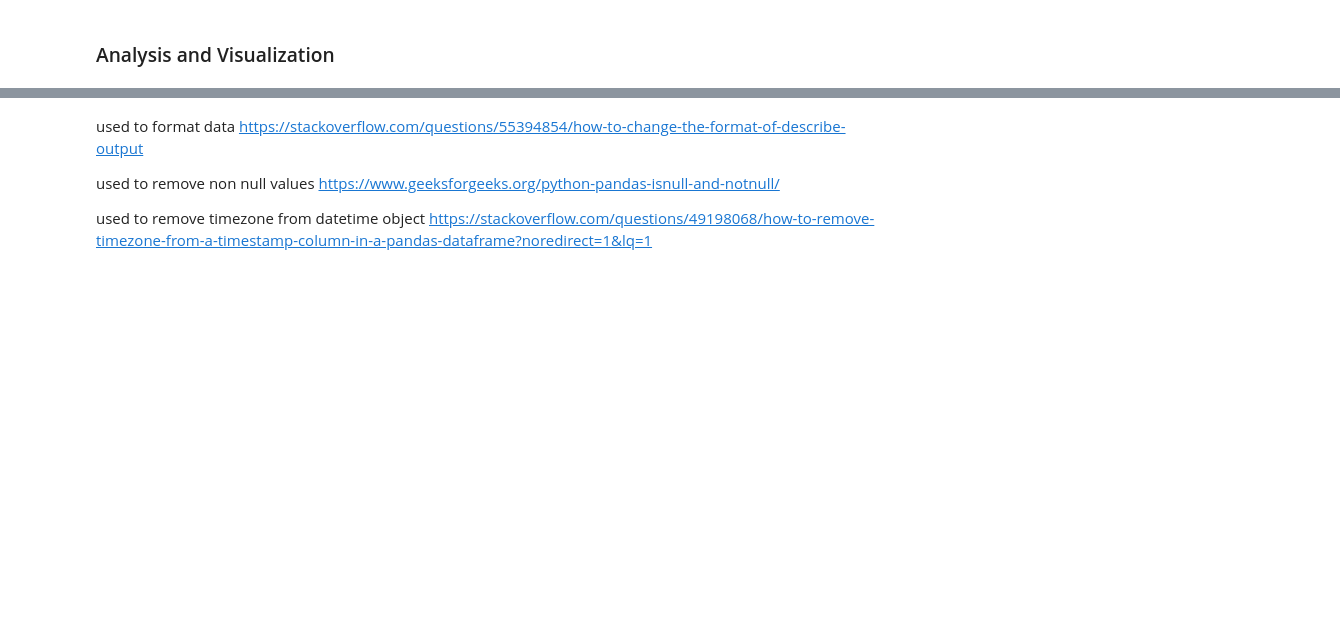
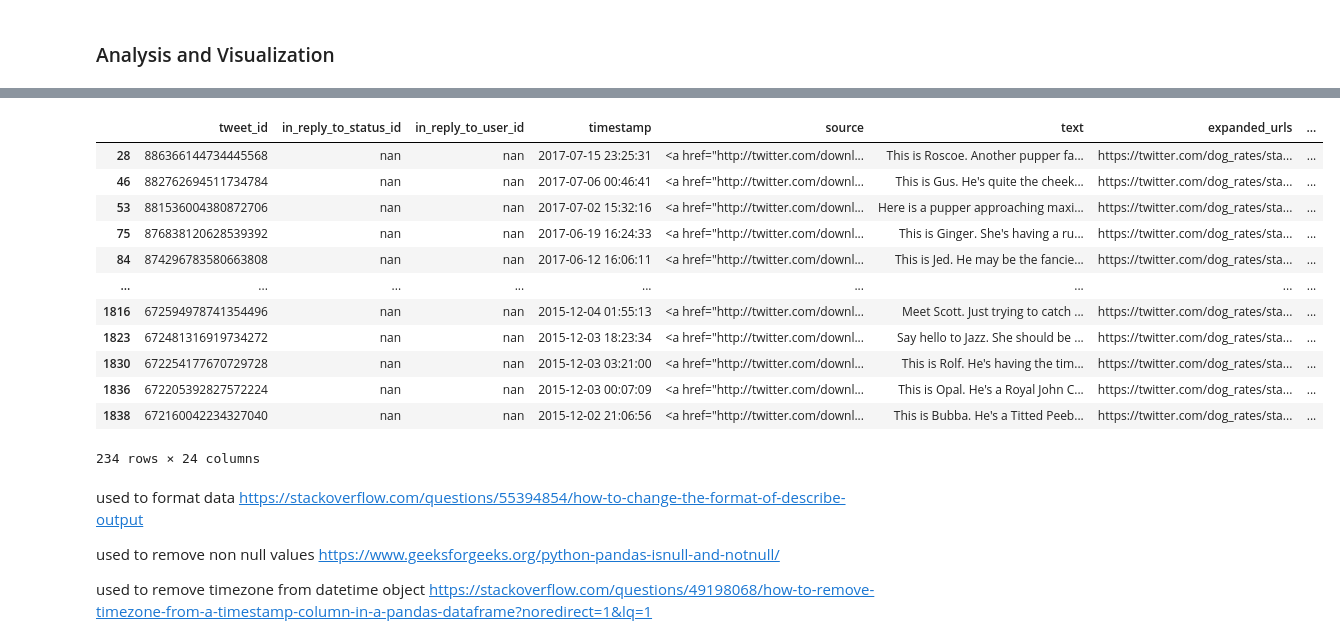
Before and after one commit to PhilipKarns/we_rate_dogs, a Jupyter notebook: wrangle_act.ipynb, the cells around one changed output, grey strips where cells are left out. Cells and saved outputs as stored; diff of their text form; code cells hidden in the pictures; blank space fills up the shorter version.

```diff
--- a/wrangle_act.ipynb
+++ b/wrangle_act.ipynb
@@ -706,3 +816,19 @@ twitter_archive_clean.to_csv('twitter_archive_master.txt', index=False)
+# %%
+twitter_archive_clean.query('dog_stage == "pupper"')
+# %% [output]
+|  | tweet_id | in_reply_to_status_id | in_reply_to_user_id | timestamp | source | text | expanded_urls | ... |
+| 28 | 886366144734445568 | nan | nan | 2017-07-15 23:25:31 | <a href="http://twitter.com/downl... | This is Roscoe. Another pupper fa... | https://twitter.com/dog_rates/sta... | ... |
+| 46 | 882762694511734784 | nan | nan | 2017-07-06 00:46:41 | <a href="http://twitter.com/downl... | This is Gus. He's quite the cheek... | https://twitter.com/dog_rates/sta... | ... |
+| 53 | 881536004380872706 | nan | nan | 2017-07-02 15:32:16 | <a href="http://twitter.com/downl... | Here is a pupper approaching maxi... | https://twitter.com/dog_rates/sta... | ... |
+| 75 | 876838120628539392 | nan | nan | 2017-06-19 16:24:33 | <a href="http://twitter.com/downl... | This is Ginger. She's having a ru... | https://twitter.com/dog_rates/sta... | ... |
+| 84 | 874296783580663808 | nan | nan | 2017-06-12 16:06:11 | <a href="http://twitter.com/downl... | This is Jed. He may be the fancie... | https://twitter.com/dog_rates/sta... | ... |
+| ... | ... | ... | ... | ... | ... | ... | ... | ... |
+| 1816 | 672594978741354496 | nan | nan | 2015-12-04 01:55:13 | <a href="http://twitter.com/downl... | Meet Scott. Just trying to catch ... | https://twitter.com/dog_rates/sta... | ... |
+| 1823 | 672481316919734272 | nan | nan | 2015-12-03 18:23:34 | <a href="http://twitter.com/downl... | Say hello to Jazz. She should be ... | https://twitter.com/dog_rates/sta... | ... |
+| 1830 | 672254177670729728 | nan | nan | 2015-12-03 03:21:00 | <a href="http://twitter.com/downl... | This is Rolf. He's having the tim... | https://twitter.com/dog_rates/sta... | ... |
+| 1836 | 672205392827572224 | nan | nan | 2015-12-03 00:07:09 | <a href="http://twitter.com/downl... | This is Opal. He's a Royal John C... | https://twitter.com/dog_rates/sta... | ... |
+| 1838 | 672160042234327040 | nan | nan | 2015-12-02 21:06:56 | <a href="http://twitter.com/downl... | This is Bubba. He's a Titted Peeb... | https://twitter.com/dog_rates/sta... | ... |
+234 rows × 24 columns
 # %% [markdown]
 used to format data
 https://stackoverflow.com/questions/55394854/how-to-change-the-format-of-describe-output
```
Also changed, not shown: parts of 26 cells of this notebook.
